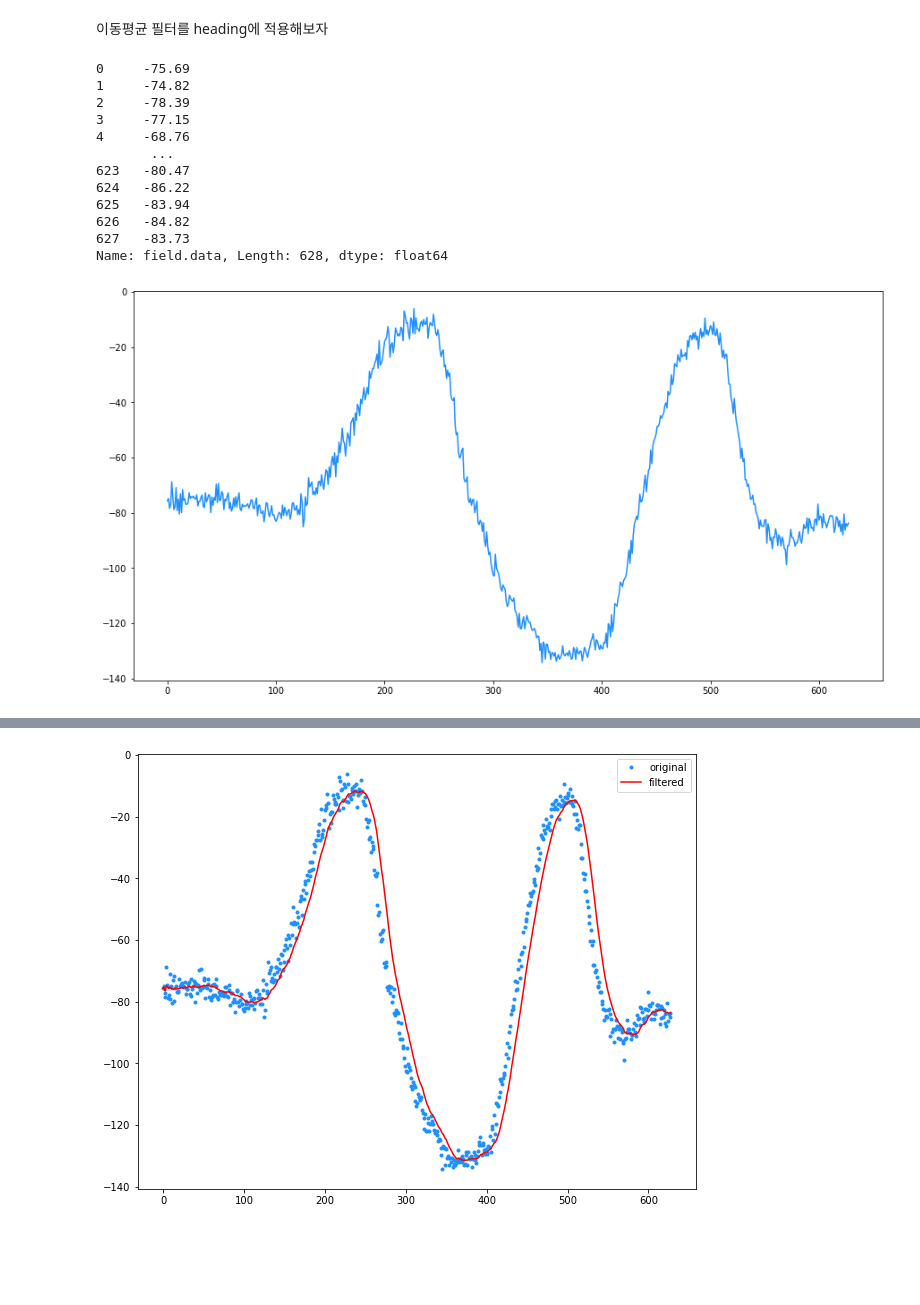
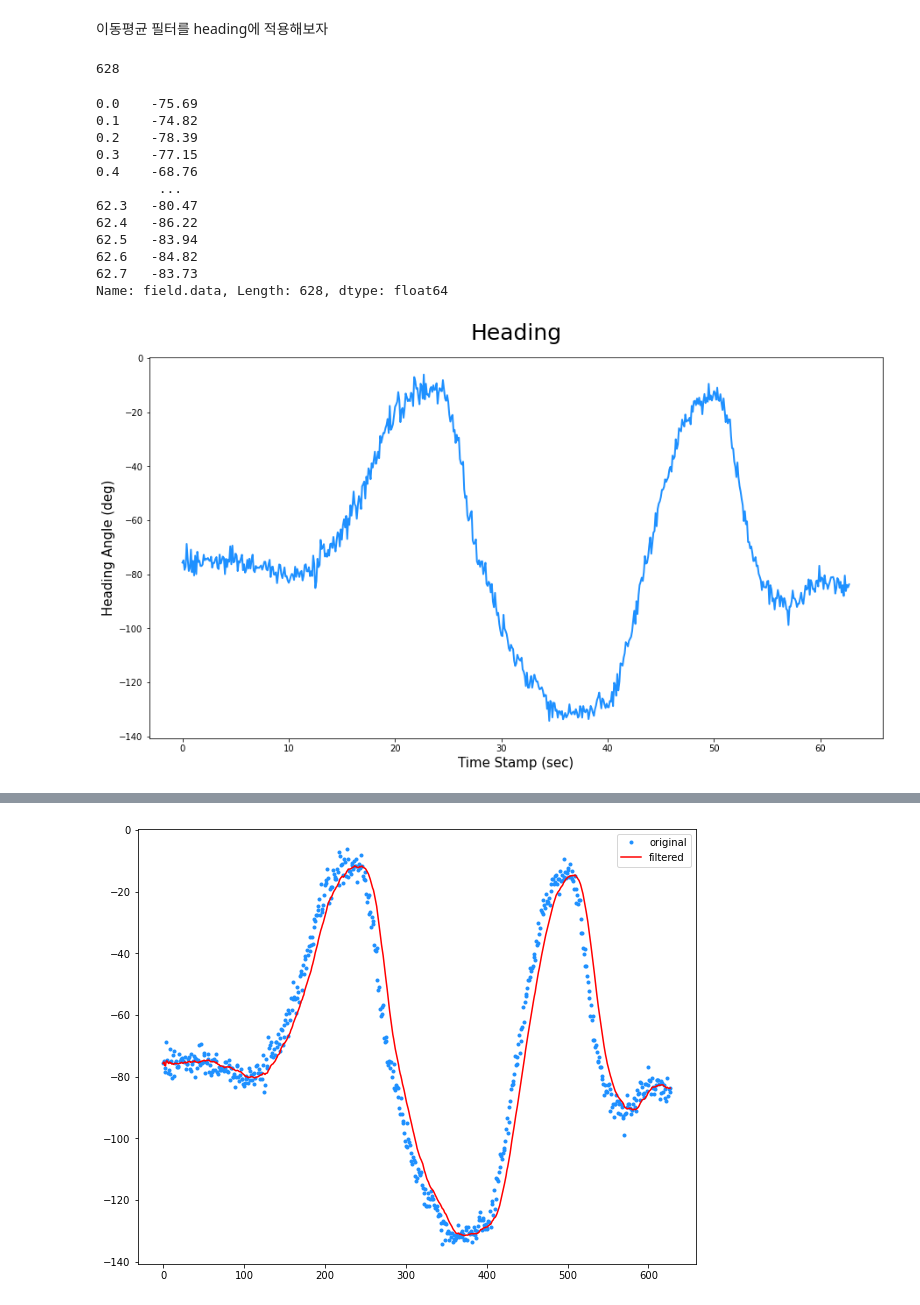
Before and after one commit to winterbloooom/kalman-filter, a Jupyter notebook: scripts/part1-application.ipynb, the cells around one changed output, grey strips where cells are left out. Saved outputs shown, nothing was run; the diff lists cells and outputs as text; code cells hidden in the pictures; blank space fills up the shorter version.

```diff
--- a/scripts/part1-application.ipynb
+++ b/scripts/part1-application.ipynb
@@ -9,31 +9,41 @@ import pandas as pd
 data = pd.read_csv("../../datasets/sensors/0429_heading.csv", index_col=0)
 # %%
 heading = data["field.data"]
+type(heading)
+total_num = len(heading)
+print(total_num)
+# %% [output]
+628
+# %%
+time_index = [i/10 for i in range(0, 628)]
 # %%
-heading.index = range(len(heading))
+heading.index = time_index
 # %%
 heading
 # %% [output]
-0     -75.69
-1     -74.82
-2     -78.39
-3     -77.15
-4     -68.76
-       ...
-623   -80.47
-624   -86.22
-625   -83.94
-626   -84.82
-627   -83.73
+0.0    -75.69
+0.1    -74.82
+0.2    -78.39
+0.3    -77.15
+0.4    -68.76
+        ...
+62.3   -80.47
+62.4   -86.22
+62.5   -83.94
+62.6   -84.82
+62.7   -83.73
 Name: field.data, Length: 628, dtype: float64
 # %%
 import matplotlib.pyplot as plt
 
 plt.figure(figsize=(15, 8))
-plt.plot(heading, '-', color='dodgerblue', label='original')
+plt.title("Heading", fontsize=25, pad=20)
+plt.ylabel('Heading Angle (deg)', fontsize=15)
+plt.xlabel('Time Stamp (sec)', fontsize=15)
+plt.plot(heading, '-', color='dodgerblue', label='original', linewidth=2)
 plt.show()
 # %% [output]
-[figure, old version]
+[figure, new version]
 # %%
 ### 이동평균필터
 def MovingAverageFilter(prev_data, n, x):
```
Also changed, not shown: parts of 1 cell of this notebook.
